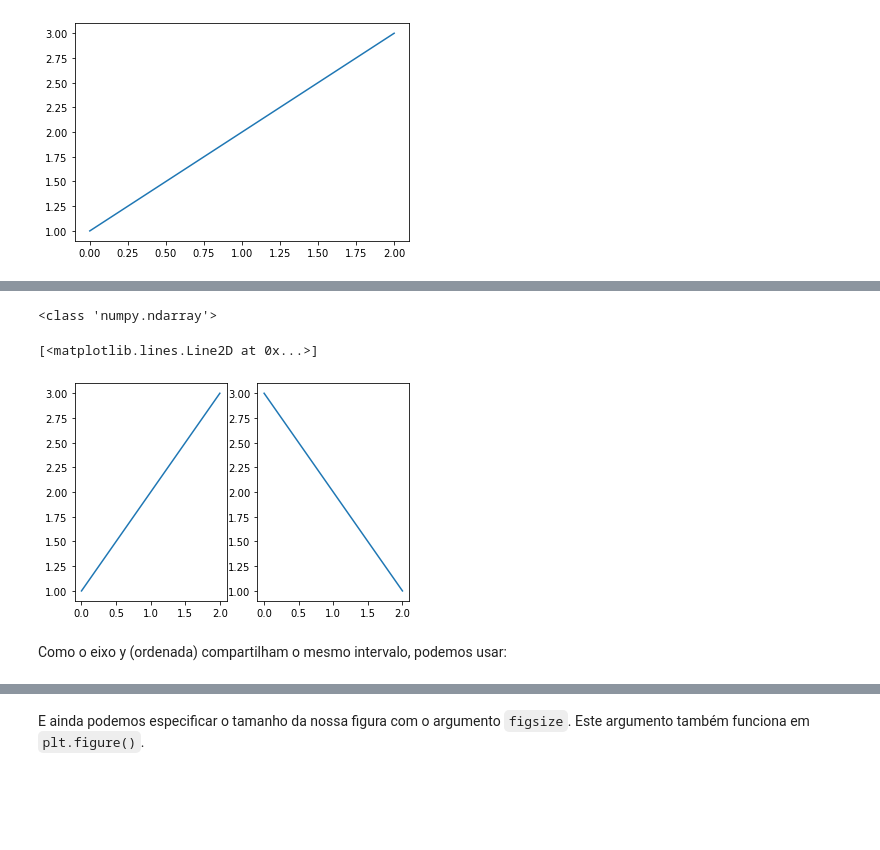
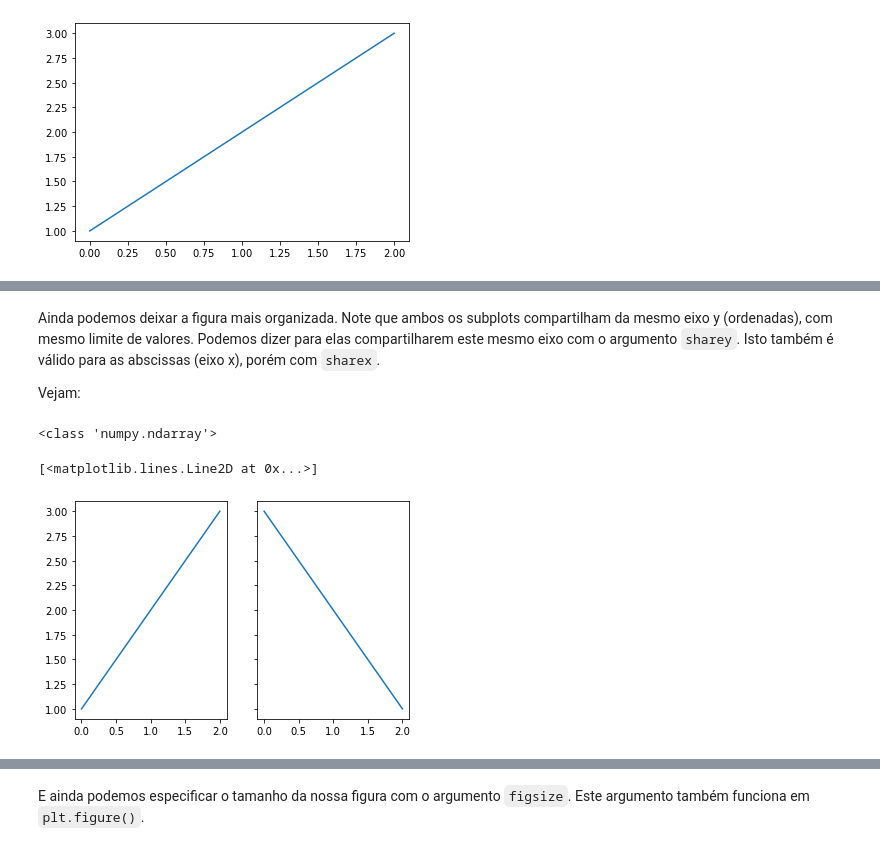
Before and after one commit to nilodna/python-basico, a Jupyter notebook: aulas/aula03.ipynb, the cells around one changed output, grey strips where cells are left out. Saved outputs shown, nothing was run; the diff lists cells and outputs as text; code cells hidden in the pictures; blank space fills up the shorter version.

````diff
--- a/aulas/aula03.ipynb
+++ b/aulas/aula03.ipynb
@@ -317,18 +342,20 @@ Note:
+# %% [markdown]
+Ainda podemos deixar a figura mais organizada. Note que ambos os subplots compartilham da mesmo eixo y (ordenadas), com mesmo limite de valores. Podemos dizer para elas compartilharem este mesmo eixo com o argumento ```sharey```. Isto também é válido para as abscissas (eixo x), porém com ```sharex```.
+
+Vejam:
 # %%
-fig,axes = plt.subplots(nrows=1, ncols=2)
+fig,axes = plt.subplots(nrows=1, ncols=2, sharey=True)
 
 # exibindo o tipo de axes
 print(type(axes))
 
 # plotando no gráfico da esquerda (1o gráfico)
 ax = axes[0]
 ax.plot([1,2,3])
 
 # plotando no gráfico da direita (2o gráfico)
 axes[1].plot([3,2,1])
 # %% [output]
 <class 'numpy.ndarray'>
 [<matplotlib.lines.Line2D at 0x...>]
-[figure, old version]
+[figure, new version]
-# %% [markdown]
-Como o eixo y (ordenada) compartilham o mesmo intervalo, podemos usar:
````
Also changed, not shown: parts of 78 cells of this notebook, 2 other files.
